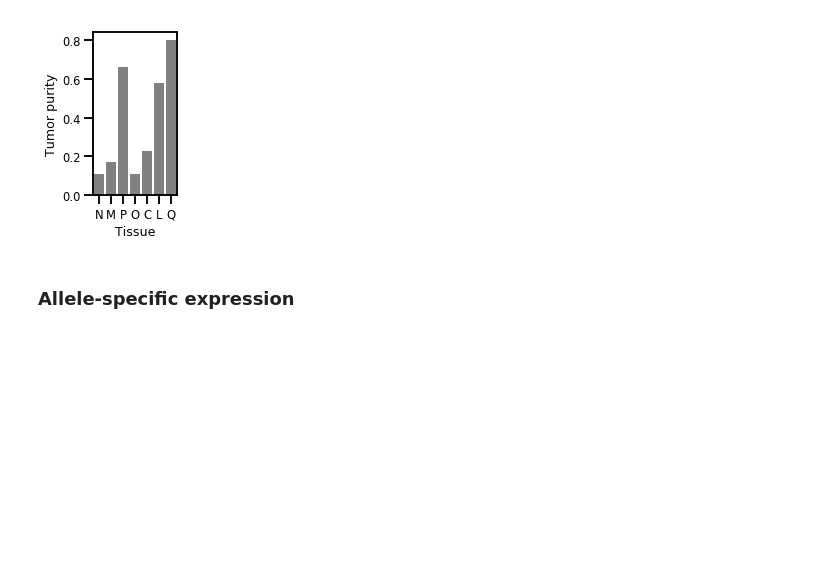
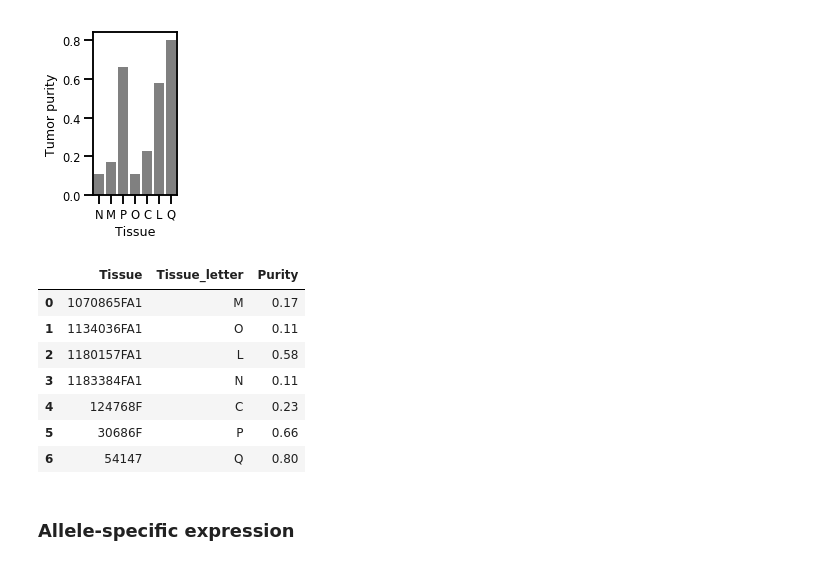
Before and after one commit to Personalis-DASH/DASH, a Jupyter notebook: 01_Validation/05.Immunopeptidomics_figures.ipynb, the cells around one changed output. Saved outputs shown, nothing was run; the diff lists cells and outputs as text; code cells hidden in the pictures; blank space fills up the shorter version.

```diff
--- a/01_Validation/05.Immunopeptidomics_figures.ipynb
+++ b/01_Validation/05.Immunopeptidomics_figures.ipynb
@@ -989,3 +1040,14 @@ plt.savefig('/rnd/users/rpyke/data/00-DASH/figures/immunopep.tumor_purity.bar.pd
            bbox_inches='tight')
 # %% [output]
 [figure]
+# %%
+std_df[std_df.Tissue_letter != 'CellLine'][['Tissue', 'Tissue_letter', 'Purity']]
+# %% [output]
+|  | Tissue | Tissue_letter | Purity |
+| 0 | 1070865FA1 | M | 0.17 |
+| 1 | 1134036FA1 | O | 0.11 |
+| 2 | 1180157FA1 | L | 0.58 |
+| 3 | 1183384FA1 | N | 0.11 |
+| 4 | 124768F | C | 0.23 |
+| 5 | 30686F | P | 0.66 |
+| 6 | 54147 | Q | 0.80 |
```
Also changed, not shown: parts of 11 cells of this notebook, 5 other files.
